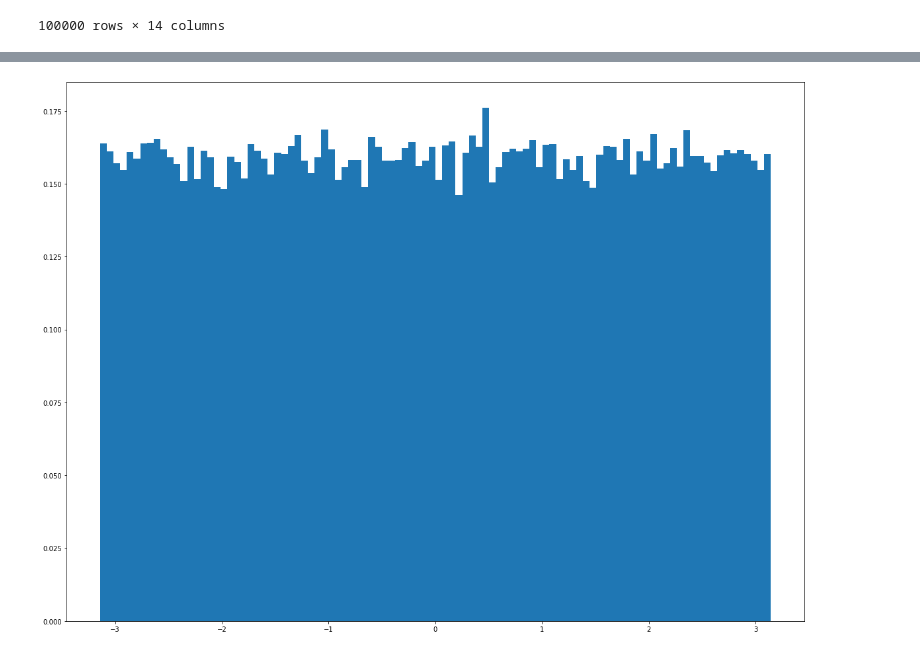
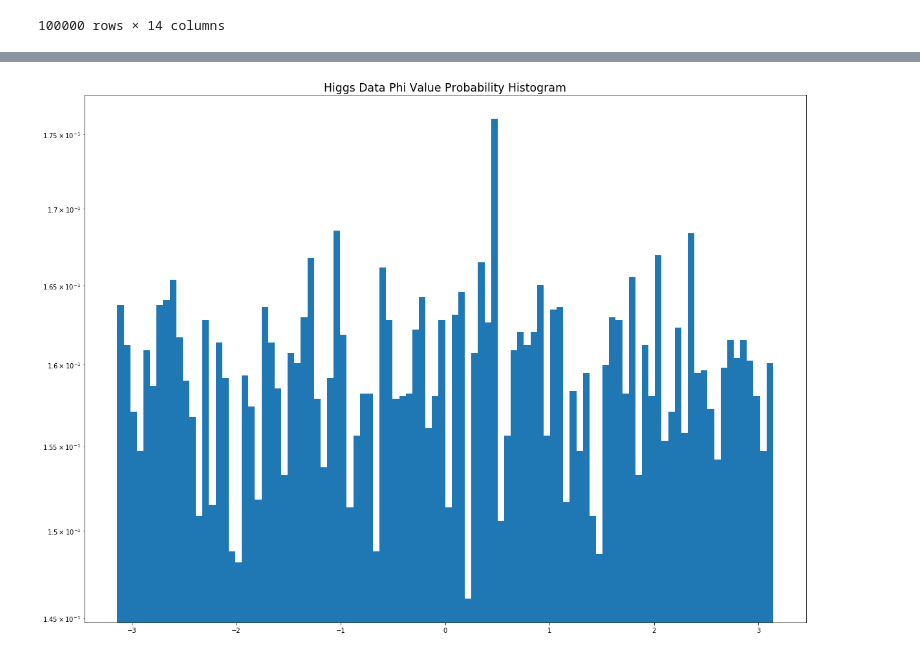
Before and after one commit to jbc1216/434-Portfolio, a Jupyter notebook: FinchCarr_Lab05.ipynb, the cells around one changed output, grey strips where cells are left out. Drawn from its saved outputs; the diff is of its cells as text; code cells hidden in the pictures.

```diff
--- a/FinchCarr_Lab05.ipynb
+++ b/FinchCarr_Lab05.ipynb
@@ -180,7 +208,9 @@ plt.show()
 # %%
 fig, ax = plt.subplots(1,1)
-ax.hist(hPhi, bins=100, density=True, label='Phi Probability Histogram')
+plt.yscale('log')
+ax.hist(hPhi, bins=100, density=True)
+plt.title('Higgs Data Phi Value Probability Histogram', fontsize='xx-large')
 plt.show()
-# Phi is uniformly distributed as a variable in the data it is correlated to nothing probably
+# Phi is NOT uniformly distributed as a variable in the data
 # %% [output]
-[figure, old version]
+[figure, new version]
```
Also changed, not shown: parts of 10 cells of this notebook.
